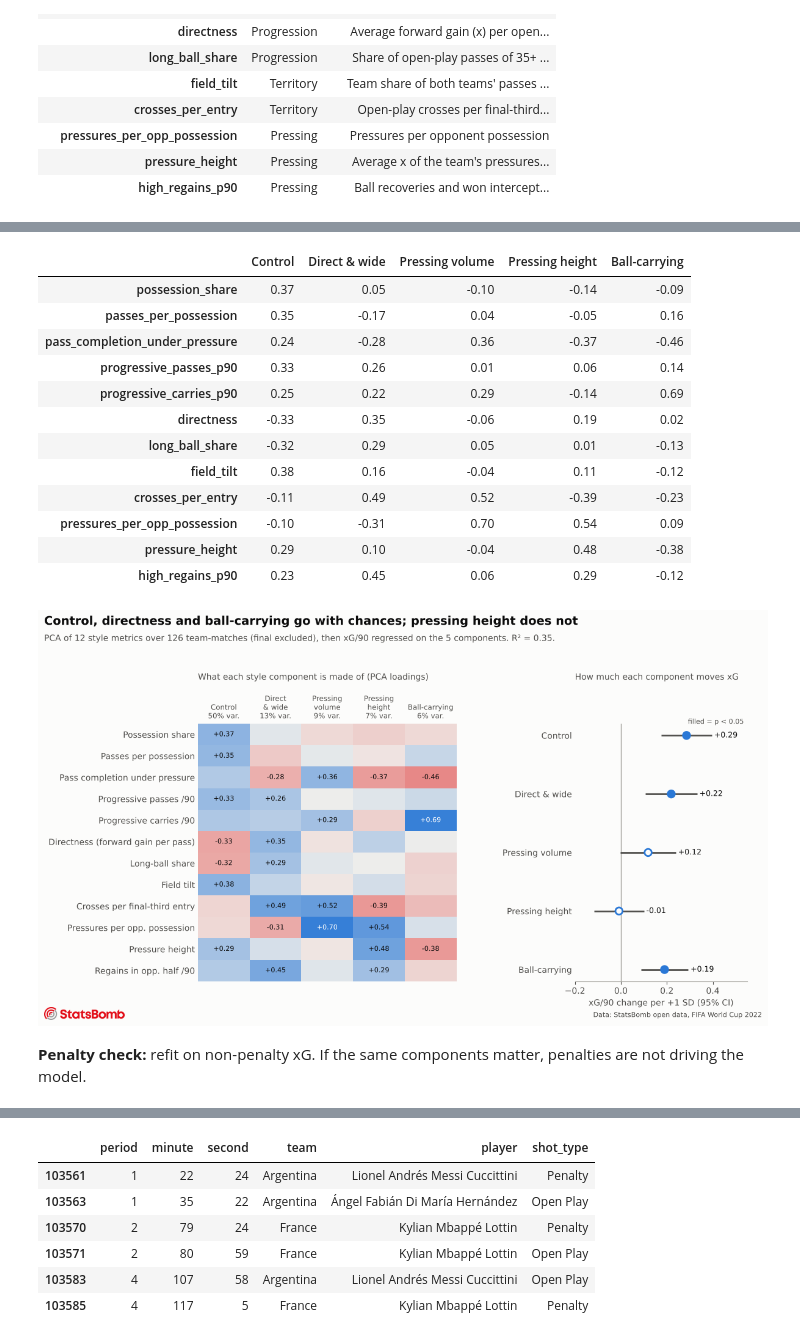
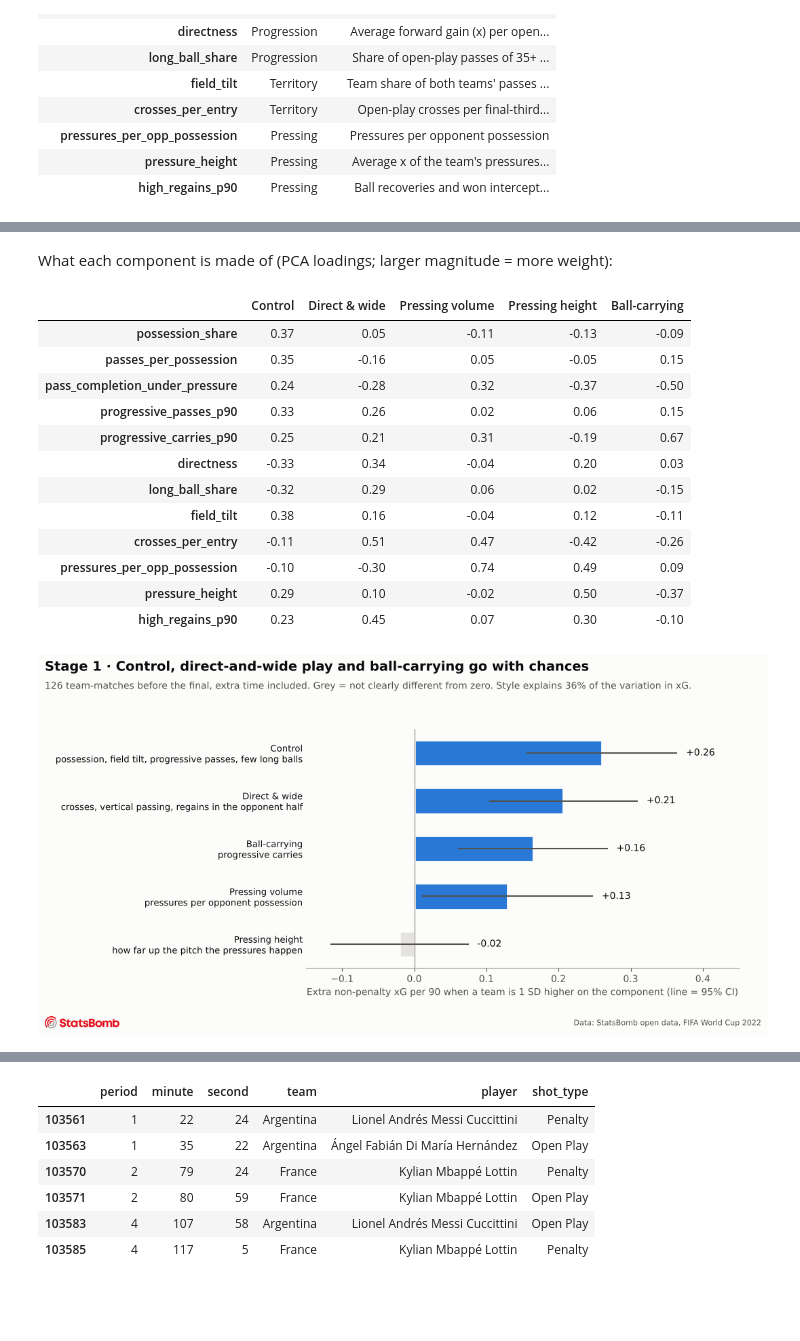
Before and after one commit to meyenk/wc2022-xG-analysis, a Jupyter notebook: notebooks/analysis.ipynb, the cells around one changed output, grey strips where cells are left out. Saved outputs shown, nothing was run; the diff lists cells and outputs as text; code cells hidden in the pictures; blank space fills up the shorter version.

```diff
--- a/notebooks/analysis.ipynb
+++ b/notebooks/analysis.ipynb
@@ -13,8 +19,8 @@ pd.set_option("display.precision", 2, "display.width", 160)
 # %%
 ev = M.prepare(data.events())
-matches = data.matches()
 fid = data.final_match_id()
-tm = M.team_match_table(ev, matches)              # periods 1-2 only; shootout and extra time excluded
+tm = M.team_match_table(ev, data.matches())      # periods 1-4: extra time in, shootouts out
 base, fin = tm[tm.match_id != fid], tm[tm.match_id == fid]
-print(f"{ev.match_id.nunique()} matches, {len(ev):,} events; baseline rows: {len(base)}, final rows: {len(fin)}")
+print(f"{ev.match_id.nunique()} matches, {len(ev):,} events -> {len(base)} team-match rows for the baseline")
+print("matches that went to extra time:", int((tm.groupby('match_id').minutes.first() > 110).sum()))
 # %% [output]
@@ -81,22 +90,22 @@ R²: 0.348
+# %% [markdown]
+What each component is made of (PCA loadings; larger magnitude = more weight):
 # %%
 b.loadings.rename(columns=model.NAMES).round(2)
 # %% [output]
 |  | Control | Direct & wide | Pressing volume | Pressing height | Ball-carrying |
-| possession_share | 0.37 | 0.05 | -0.10 | -0.14 | -0.09 |
-| passes_per_possession | 0.35 | -0.17 | 0.04 | -0.05 | 0.16 |
-| pass_completion_under_pressure | 0.24 | -0.28 | 0.36 | -0.37 | -0.46 |
-| progressive_passes_p90 | 0.33 | 0.26 | 0.01 | 0.06 | 0.14 |
-| progressive_carries_p90 | 0.25 | 0.22 | 0.29 | -0.14 | 0.69 |
-| directness | -0.33 | 0.35 | -0.06 | 0.19 | 0.02 |
-| long_ball_share | -0.32 | 0.29 | 0.05 | 0.01 | -0.13 |
-| field_tilt | 0.38 | 0.16 | -0.04 | 0.11 | -0.12 |
-| crosses_per_entry | -0.11 | 0.49 | 0.52 | -0.39 | -0.23 |
-| pressures_per_opp_possession | -0.10 | -0.31 | 0.70 | 0.54 | 0.09 |
-| pressure_height | 0.29 | 0.10 | -0.04 | 0.48 | -0.38 |
-| high_regains_p90 | 0.23 | 0.45 | 0.06 | 0.29 | -0.12 |
+| possession_share | 0.37 | 0.05 | -0.11 | -0.13 | -0.09 |
+| passes_per_possession | 0.35 | -0.16 | 0.05 | -0.05 | 0.15 |
+| pass_completion_under_pressure | 0.24 | -0.28 | 0.32 | -0.37 | -0.50 |
+| progressive_passes_p90 | 0.33 | 0.26 | 0.02 | 0.06 | 0.15 |
+| progressive_carries_p90 | 0.25 | 0.21 | 0.31 | -0.19 | 0.67 |
+| directness | -0.33 | 0.34 | -0.04 | 0.20 | 0.03 |
+| long_ball_share | -0.32 | 0.29 | 0.06 | 0.02 | -0.15 |
+| field_tilt | 0.38 | 0.16 | -0.04 | 0.12 | -0.11 |
+| crosses_per_entry | -0.11 | 0.51 | 0.47 | -0.42 | -0.26 |
+| pressures_per_opp_possession | -0.10 | -0.30 | 0.74 | 0.49 | 0.09 |
+| pressure_height | 0.29 | 0.10 | -0.02 | 0.50 | -0.37 |
+| high_regains_p90 | 0.23 | 0.45 | 0.07 | 0.30 | -0.10 |
 # %%
-plots.what_drives_xg(b, score_sd);
+plots.stage1_drivers(b);
 # %% [output]
-[figure, old version]
+[figure, new version]
-# %% [markdown]
-**Penalty check:** refit on non-penalty xG. If the same components matter, penalties are not driving the model.
```
Also changed, not shown: parts of 37 cells of this notebook, 14 other files.
